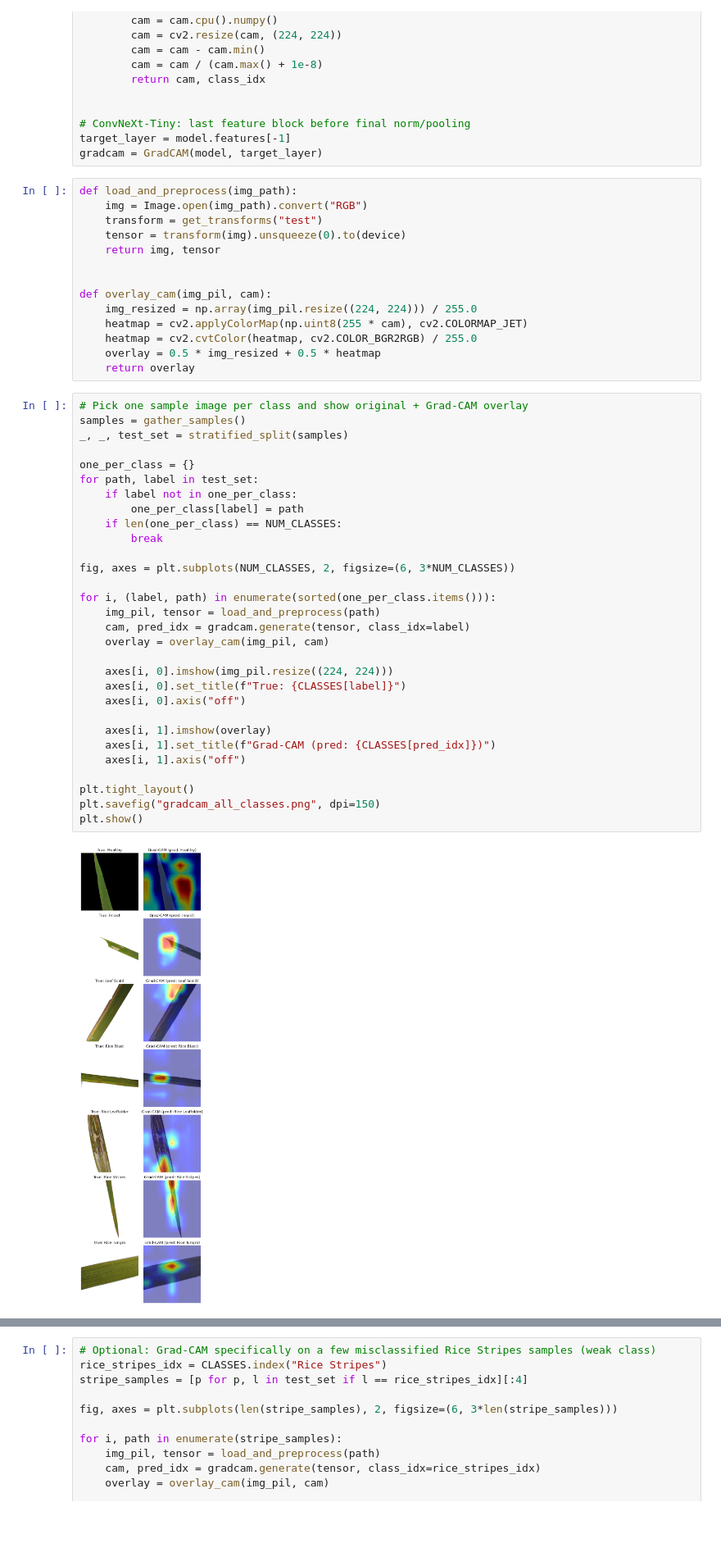
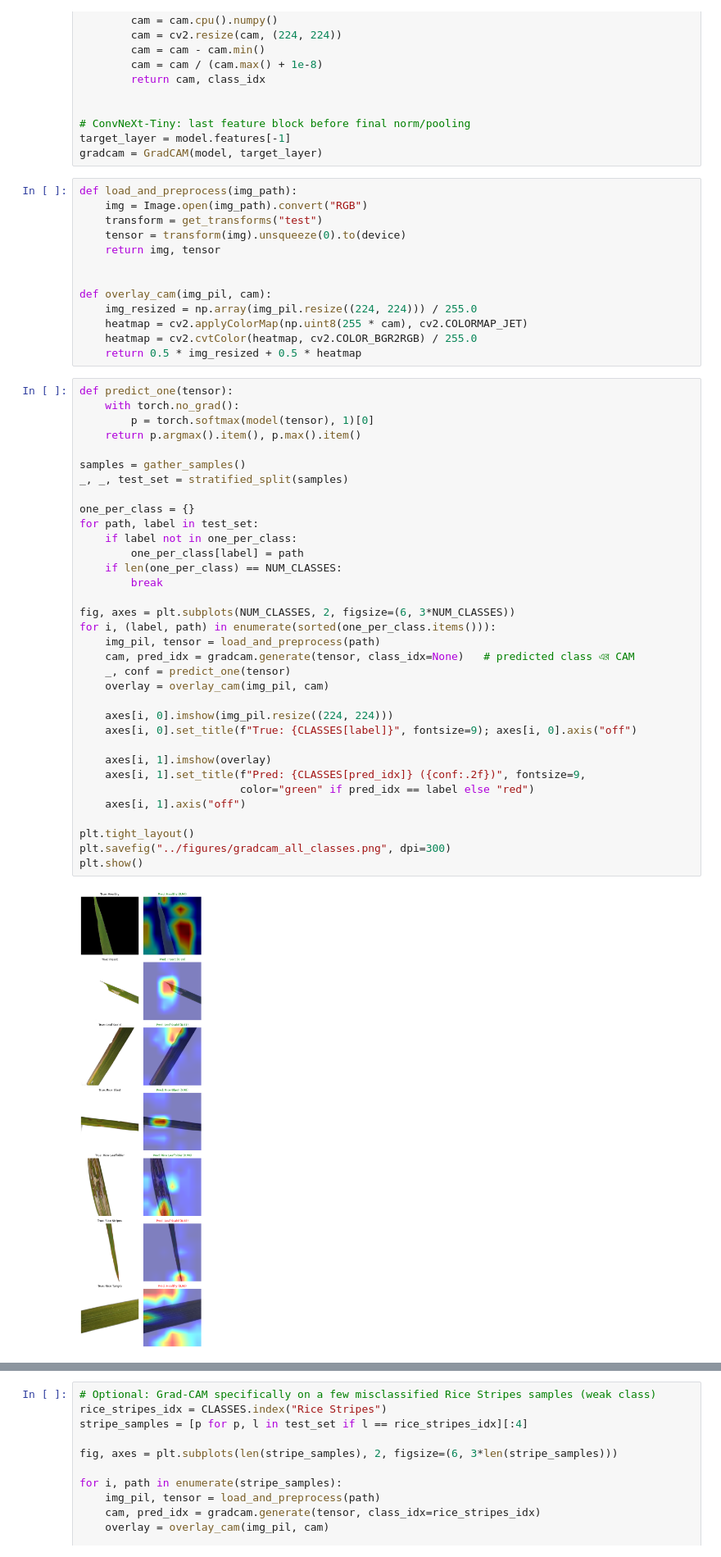
Before and after one commit to jaimulhaque/rice-leaf-disease-pest-xai, a Jupyter notebook: notebooks/07_GradCAM.ipynb, the cells around one changed output, grey strips where cells are left out. Shown at 82% size. Saved outputs shown, nothing was run; the diff lists cells and outputs as text; blank space fills up the shorter version.

```diff
--- a/notebooks/07_GradCAM.ipynb
+++ b/notebooks/07_GradCAM.ipynb
@@ -81,37 +81,40 @@ def overlay_cam(img_pil, cam):
     img_resized = np.array(img_pil.resize((224, 224))) / 255.0
     heatmap = cv2.applyColorMap(np.uint8(255 * cam), cv2.COLORMAP_JET)
     heatmap = cv2.cvtColor(heatmap, cv2.COLOR_BGR2RGB) / 255.0
-    overlay = 0.5 * img_resized + 0.5 * heatmap
-    return overlay
+    return 0.5 * img_resized + 0.5 * heatmap
 # %%
-# Pick one sample image per class and show original + Grad-CAM overlay
+def predict_one(tensor):
+    with torch.no_grad():
+        p = torch.softmax(model(tensor), 1)[0]
+    return p.argmax().item(), p.max().item()
+
 samples = gather_samples()
 _, _, test_set = stratified_split(samples)
 
 one_per_class = {}
 for path, label in test_set:
     if label not in one_per_class:
         one_per_class[label] = path
     if len(one_per_class) == NUM_CLASSES:
         break
 
 fig, axes = plt.subplots(NUM_CLASSES, 2, figsize=(6, 3*NUM_CLASSES))
-
 for i, (label, path) in enumerate(sorted(one_per_class.items())):
     img_pil, tensor = load_and_preprocess(path)
-    cam, pred_idx = gradcam.generate(tensor, class_idx=label)
+    cam, pred_idx = gradcam.generate(tensor, class_idx=None)   # predicted class এর CAM
+    _, conf = predict_one(tensor)
     overlay = overlay_cam(img_pil, cam)
 
     axes[i, 0].imshow(img_pil.resize((224, 224)))
-    axes[i, 0].set_title(f"True: {CLASSES[label]}")
-    axes[i, 0].axis("off")
+    axes[i, 0].set_title(f"True: {CLASSES[label]}", fontsize=9); axes[i, 0].axis("off")
 
     axes[i, 1].imshow(overlay)
-    axes[i, 1].set_title(f"Grad-CAM (pred: {CLASSES[pred_idx]})")
+    axes[i, 1].set_title(f"Pred: {CLASSES[pred_idx]} ({conf:.2f})", fontsize=9,
+                         color="green" if pred_idx == label else "red")
     axes[i, 1].axis("off")
 
 plt.tight_layout()
-plt.savefig("gradcam_all_classes.png", dpi=150)
+plt.savefig("../figures/gradcam_all_classes.png", dpi=300)
 plt.show()
 # %% [output]
-[figure, old version]
+[figure, new version]
```
Also changed, not shown: parts of 1 cell of this notebook, 5 other files.
